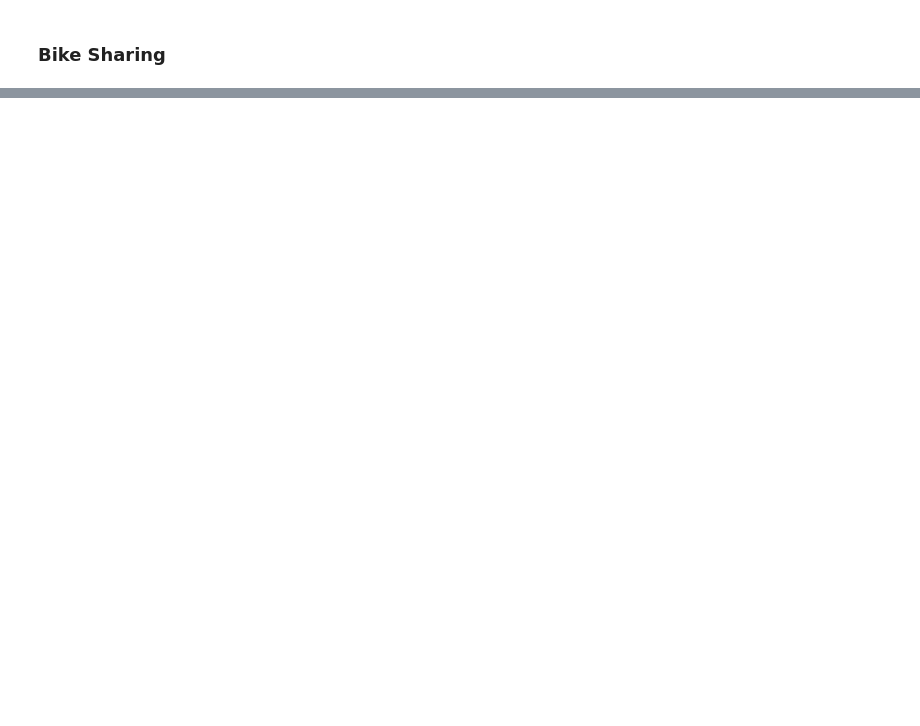
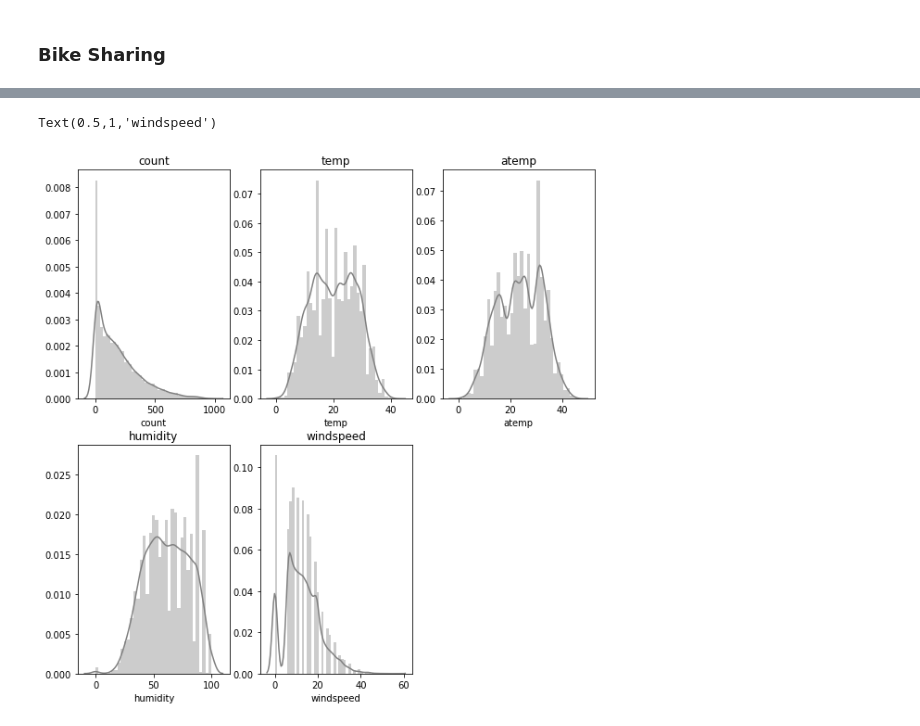
Before and after one commit to stezarpriansya/python-adsb, a Jupyter notebook: Script anak-anak/ETS.ipynb, the cells around one changed output, grey strips where cells are left out. Saved outputs shown, nothing was run; the diff lists cells and outputs as text; code cells hidden in the pictures; blank space fills up the shorter version.

```diff
--- a/Script anak-anak/ETS.ipynb
+++ b/Script anak-anak/ETS.ipynb
@@ -1344,0 +1448,3 @@ import numpy as np
+# %%
+train=train.drop(['casual','registered'],axis=1)
+train.head()
@@ -1344,0 +1611,25 @@ import numpy as np
+# %%
+plt.figure(figsize=(10,10))
+
+plt.subplot(231)
+sns.distplot(train['count'], kde=True, color = 'grey' )
+plt.title('count')
+
+plt.subplot(232)
+sns.distplot(train['temp'], kde=True, color = 'grey')
+plt.title('temp')
+
+plt.subplot(233)
+sns.distplot(train['atemp'], kde=True, color = 'grey')
+plt.title('atemp')
+
+plt.subplot(234)
+sns.distplot(train['humidity'], kde=True, color = 'grey')
+plt.title('humidity')
+
+plt.subplot(235)
+sns.distplot(train['windspeed'], kde=True, color = 'grey')
+plt.title('windspeed')
+# %% [output]
+Text(0.5,1,'windspeed')
+[figure, added]
```
Also changed, not shown: parts of 39 cells of this notebook, 3 other files.
